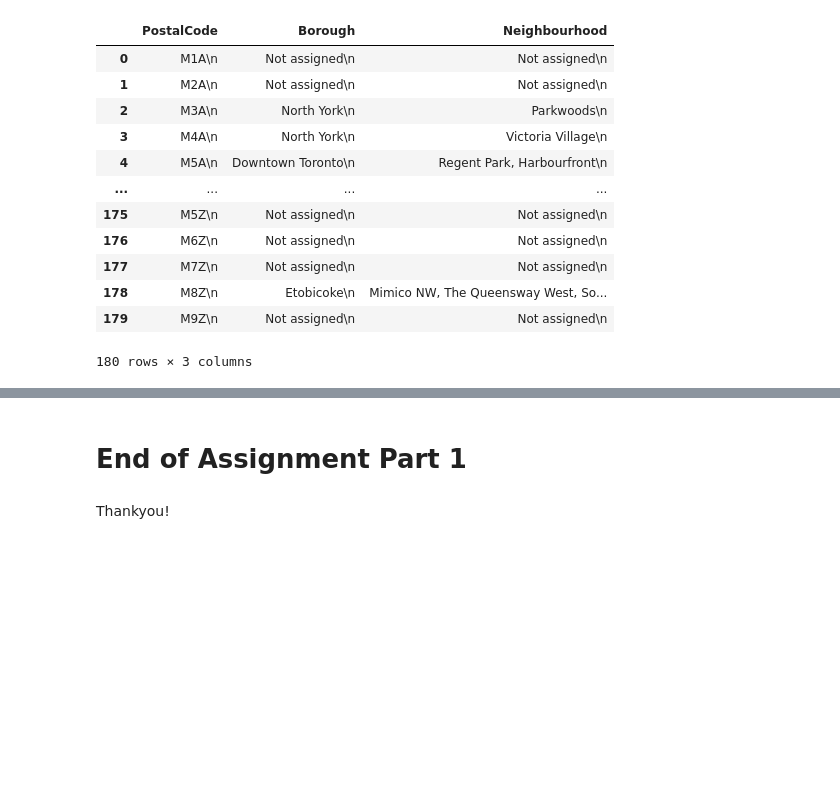
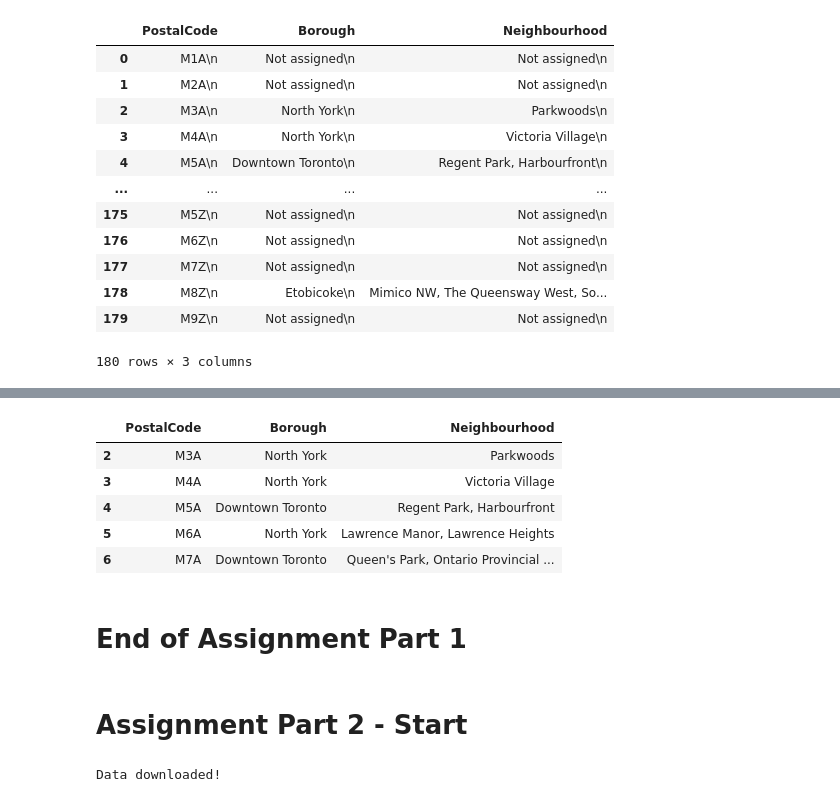
Before and after one commit to sanjeetmanchanda/Coursera_Capstone, a Jupyter notebook: Coursera_Capstone_notebook.ipynb, the cells around one changed output, grey strips where cells are left out. Saved outputs shown, nothing was run; the diff lists cells and outputs as text; code cells hidden in the pictures; blank space fills up the shorter version.

```diff
--- a/Coursera_Capstone_notebook.ipynb
+++ b/Coursera_Capstone_notebook.ipynb
@@ -76,4 +99,22 @@ df.head()
+# %%
+#Data rows without ny neighbourhood assigned are not of any use to us- so we will remove rows with Neighbourhood is Not Assigned
+
+df.drop(df.loc[df['Neighbourhood']=='Not assigned'].index, inplace=True)
+
+df.head()
+# %% [output]
+|  | PostalCode | Borough | Neighbourhood |
+| 2 | M3A | North York | Parkwoods |
+| 3 | M4A | North York | Victoria Village |
+| 4 | M5A | Downtown Toronto | Regent Park, Harbourfront |
+| 5 | M6A | North York | Lawrence Manor, Lawrence Heights |
+| 6 | M7A | Downtown Toronto | Queen's Park, Ontario Provincial ... |
 # %% [markdown]
 # End of Assignment Part 1
-# %% [markdown]
-Thankyou!
+# %% [markdown]
+# Assignment Part 2 - Start
+# %%
+!wget -q -O 'geo_data.csv' http://cocl.us/Geospatial_data
+print('Data downloaded!')
+# %% [output]
+Data downloaded!
```
Also changed, not shown: parts of 16 cells of this notebook.
